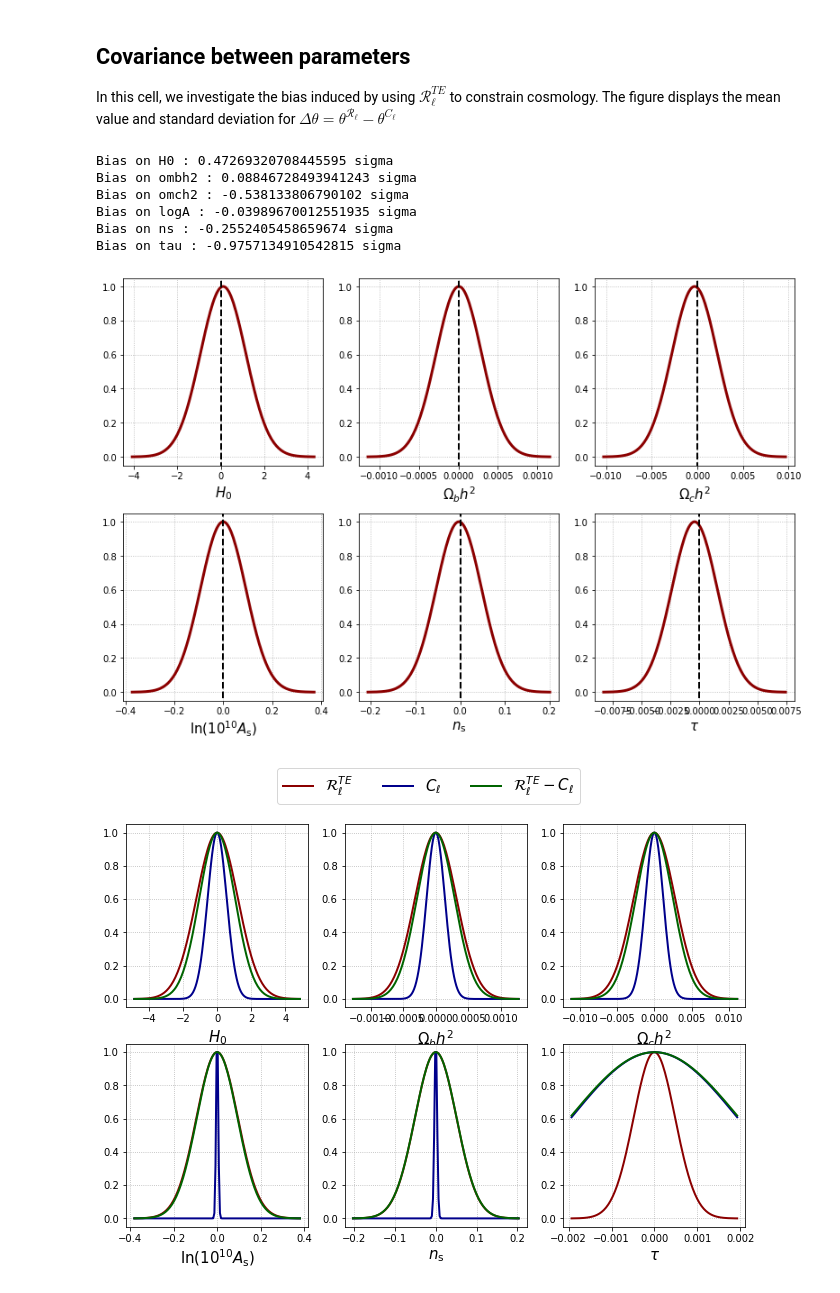
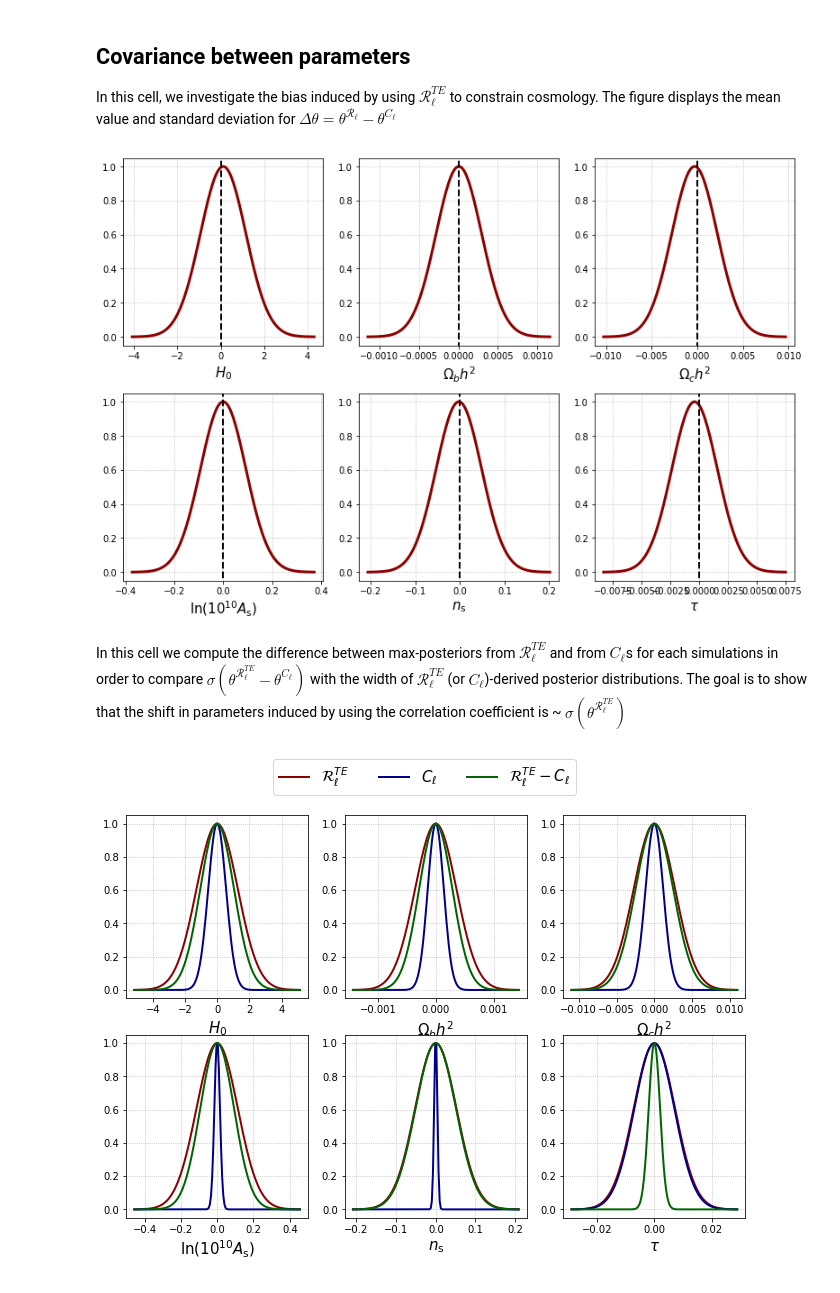
Before and after one commit to adrien-laposta/hillibin, a Jupyter notebook: notebooks/plot_20_sims.ipynb, the cells around one changed output. Drawn from its saved outputs; the diff is of its cells as text; code cells hidden in the pictures.

```diff
--- a/notebooks/plot_20_sims.ipynb
+++ b/notebooks/plot_20_sims.ipynb
@@ -59,3 +10,6 @@ def pars_from_str(p, str):
+# %%
+def pars_from_str(p, name):
+    return(getattr(p, name))
 # %%
 def get_lim_dict(sample_list, wanted):
     par_dict = {}
@@ -77,7 +31,7 @@ def get_maxpost_dict(sample_list, wanted):
     maxpost_dict = {}
     sigma_dict = {}
     for parameter in wanted:
-        x = np.linspace(lim_dict[parameter][0], lim_dict[parameter][1], 25000)
+        x = np.linspace(lim_dict[parameter][0], lim_dict[parameter][1], 2500)
         prob = [s.get1DDensity(parameter).Prob(x) for s in sample_list]
         upper_bound = [s.get1DDensity(parameter).getLimits(0.68)[1] for s in sample_list]
         upper_bound = np.array(upper_bound)
@@ -283,11 +237,11 @@ for i, key in enumerate(maxpost_rte):
     cov = np.std(diff_dict[key])
     rcov = np.std(diff_dict[key]) / np.sqrt(len(diff_dict[key]))
     nsig = mean / rcov
-    print("Bias on {} : {} sigma".format(key, nsig))
+    #print("Bias on {} : {} sigma".format(key, nsig))
     import matplotlib.pyplot as plt
-    min = mean - 4 * cov
-    max = mean + 4 * cov
-    x = np.linspace(min, max, 150)
+    vmin = mean - 4 * cov
+    vmax = mean + 4 * cov
+    x = np.linspace(vmin, vmax, 150)
     gaus = gauss(x, mean, cov)
     ax.plot(x, gaus, color = 'darkred', lw = 3)
     #ax.plot(bins, hist, color = 'tab:blue', lw = 2)
@@ -299,39 +253,37 @@ for i, key in enumerate(maxpost_rte):
 plt.tight_layout()
 plt.show()
 # %% [output]
-Bias on H0 : 0.47269320708445595 sigma
-Bias on ombh2 : 0.08846728493941243 sigma
-Bias on omch2 : -0.538133806790102 sigma
-Bias on logA : -0.03989670012551935 sigma
-Bias on ns : -0.2552405458659674 sigma
-Bias on tau : -0.9757134910542815 sigma
 [figure]
+# %% [markdown]
+In this cell we compute the difference between max-posteriors from $\mathcal{R}_\ell^{TE}$ and from $C_\ell$s for each simulations in order to compare $\sigma(\theta^{\mathcal{R}_\ell^{TE}} - \theta^{C_\ell})$ with the width of $\mathcal{R}_\ell^{TE}$ (or $C_\ell$)-derived posterior distributions. The goal is to show that the shift in parameters induced by using the correlation coefficient is ~ $\sigma(\theta^{\mathcal{R}_\ell^{TE}})$
 # %%
 labels = [r"$\mathcal{R}_\ell^{TE}$", r"$C_\ell$", r"$\mathcal{R}_\ell^{TE} - C_\ell$"]
 fig = plt.figure(figsize = (3*3.7, 2*3.7))
 for i, key in enumerate(maxpost_cl):
 
     ax = fig.add_subplot(231 + i)
-    covC = np.std(maxpost_cl[key])
-    covR = np.std(maxpost_rte[key])
+    #covC = np.std(maxpost_cl[key])
+    covC = np.mean(sigma_cl[key])
+    #covR = np.std(maxpost_rte[key])
+    covR = np.mean(sigma_rte[key])
     covdiff = np.std(diff_dict[key])
     meandiff = np.mean(diff_dict[key])
 
-    min = - 4 * covR
-    max = 4 * covR
-    x = np.linspace(min, max, 150)
+    vmin = - 4 * covR
+    vmax = 4 * covR
+    x = np.linspace(vmin, vmax, 150)
     gausR = gauss(x, 0, covR)
     gausC = gauss(x, 0, covC)
     gausdiff = gauss(x, 0, covdiff)
     l1 =ax.plot(x, gausR/np.max(gausR), color = 'darkred', lw = 2, label = r"$\mathcal{R}_\ell^{TE}$")
     l2 = ax.plot(x, gausC/np.max(gausC), color = 'darkblue', lw = 2, label = r"$C_\ell$")
     l3 = ax.plot(x, gausdiff/np.max(gausdiff), color = 'darkgreen', lw = 2, label = r"$\mathcal{R}_\ell^{TE} - C_\ell$")
     #ax.plot(bins, hist, color = 'tab:blue', lw = 2)
     #ax.axvline(0, ymin=-2, ymax=+2, ls = '--', color ='k', lw = 2)
     #ax.axvline(param[i], ymin=-2, ymax=+2, color = 'r', lw = 2)
     ax.grid(True, ls = 'dotted')
     ax.set_xlabel(latex[key], fontsize = 15)
 fig.legend([l1,l2,l3], labels=labels, fontsize = 15, loc = 'upper center', ncol = 3)
 plt.show()
 # %% [output]
-[figure, old version]
+[figure, new version]
```
Also changed, not shown: parts of 4 cells of this notebook.
